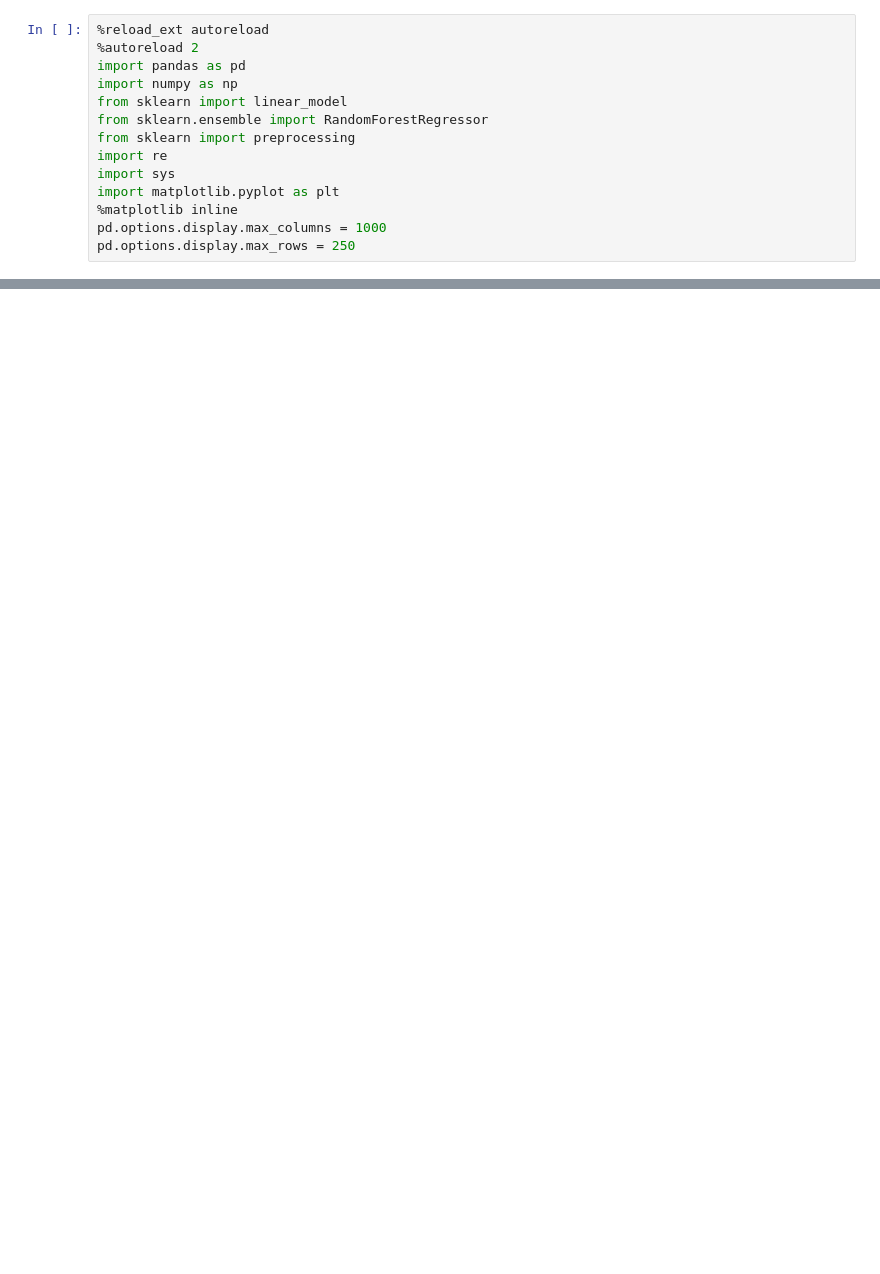
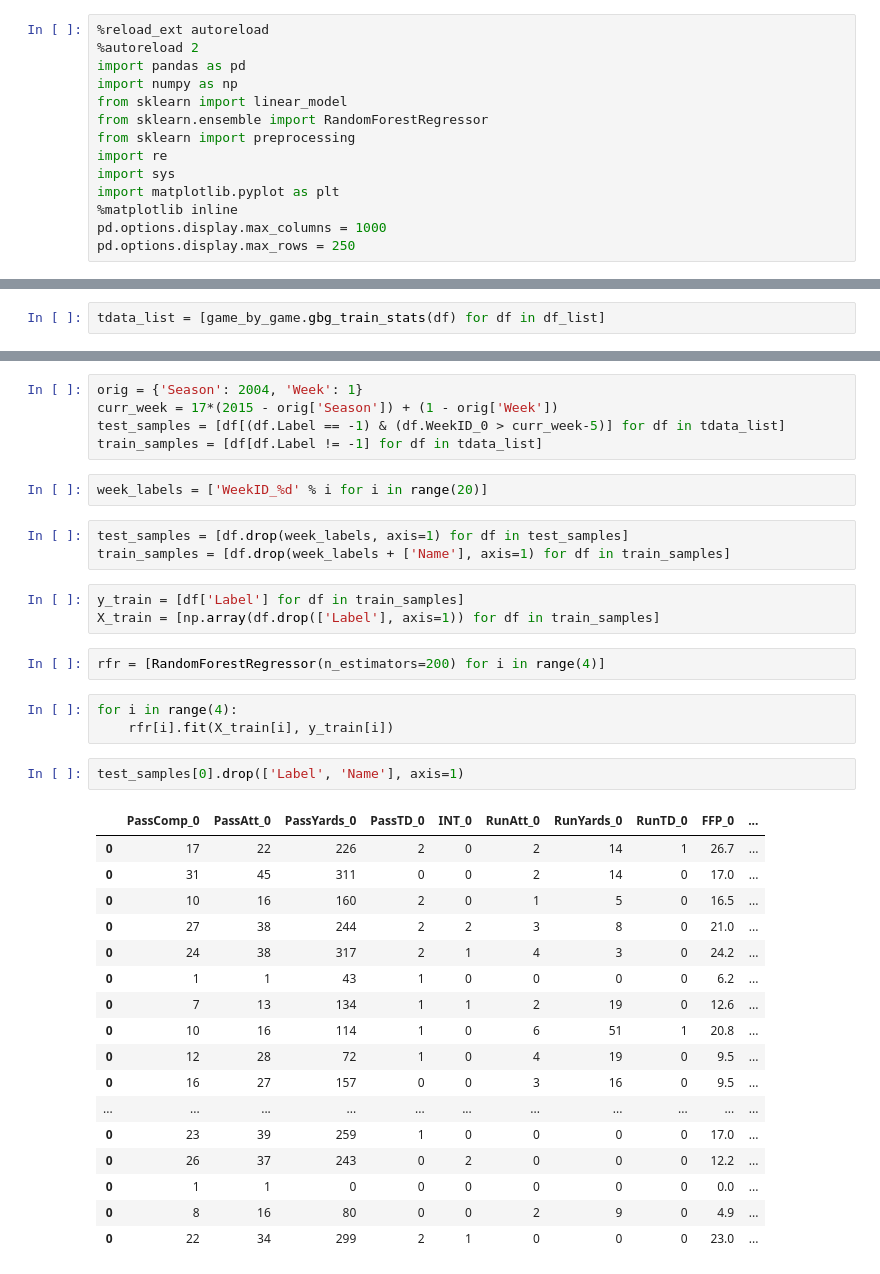
Before and after one commit to keithdlandry/player_stats, a Jupyter notebook: notebooks/gbg_proj.ipynb, the cells around one changed output, grey strips where cells are left out. Saved outputs shown, nothing was run; the diff lists cells and outputs as text; blank space fills up the shorter version.

Commit message:
working game by game projections for all positions

```diff
--- a/notebooks/gbg_proj.ipynb
+++ b/notebooks/gbg_proj.ipynb
@@ -233,0 +33,2 @@ stacked_data.head(10)
+# %%
+tdata_list = [game_by_game.gbg_train_stats(df) for df in df_list]
@@ -233,0 +55,38 @@ stacked_data.head(10)
+# %%
+orig = {'Season': 2004, 'Week': 1}
+curr_week = 17*(2015 - orig['Season']) + (1 - orig['Week'])
+test_samples = [df[(df.Label == -1) & (df.WeekID_0 > curr_week-5)] for df in tdata_list]
+train_samples = [df[df.Label != -1] for df in tdata_list]
+# %%
+week_labels = ['WeekID_%d' % i for i in range(20)]
+# %%
+test_samples = [df.drop(week_labels, axis=1) for df in test_samples]
+train_samples = [df.drop(week_labels + ['Name'], axis=1) for df in train_samples]
+# %%
+y_train = [df['Label'] for df in train_samples]
+X_train = [np.array(df.drop(['Label'], axis=1)) for df in train_samples]
+# %%
+rfr = [RandomForestRegressor(n_estimators=200) for i in range(4)]
+# %%
+for i in range(4):
+    rfr[i].fit(X_train[i], y_train[i])
+# %%
+test_samples[0].drop(['Label', 'Name'], axis=1)
+# %% [output]
+|  | PassComp_0 | PassAtt_0 | PassYards_0 | PassTD_0 | INT_0 | RunAtt_0 | RunYards_0 | RunTD_0 | FFP_0 | ... |
+| 0 | 17 | 22 | 226 | 2 | 0 | 2 | 14 | 1 | 26.7 | ... |
+| 0 | 31 | 45 | 311 | 0 | 0 | 2 | 14 | 0 | 17.0 | ... |
+| 0 | 10 | 16 | 160 | 2 | 0 | 1 | 5 | 0 | 16.5 | ... |
+| 0 | 27 | 38 | 244 | 2 | 2 | 3 | 8 | 0 | 21.0 | ... |
+| 0 | 24 | 38 | 317 | 2 | 1 | 4 | 3 | 0 | 24.2 | ... |
+| 0 | 1 | 1 | 43 | 1 | 0 | 0 | 0 | 0 | 6.2 | ... |
+| 0 | 7 | 13 | 134 | 1 | 1 | 2 | 19 | 0 | 12.6 | ... |
+| 0 | 10 | 16 | 114 | 1 | 0 | 6 | 51 | 1 | 20.8 | ... |
+| 0 | 12 | 28 | 72 | 1 | 0 | 4 | 19 | 0 | 9.5 | ... |
+| 0 | 16 | 27 | 157 | 0 | 0 | 3 | 16 | 0 | 9.5 | ... |
+| ... | ... | ... | ... | ... | ... | ... | ... | ... | ... | ... |
+| 0 | 23 | 39 | 259 | 1 | 0 | 0 | 0 | 0 | 17.0 | ... |
+| 0 | 26 | 37 | 243 | 0 | 2 | 0 | 0 | 0 | 12.2 | ... |
+| 0 | 1 | 1 | 0 | 0 | 0 | 0 | 0 | 0 | 0.0 | ... |
+| 0 | 8 | 16 | 80 | 0 | 0 | 2 | 9 | 0 | 4.9 | ... |
+| 0 | 22 | 34 | 299 | 2 | 1 | 0 | 0 | 0 | 23.0 | ... |
```
Also changed, not shown: parts of 31 cells of this notebook, 1 other file.
